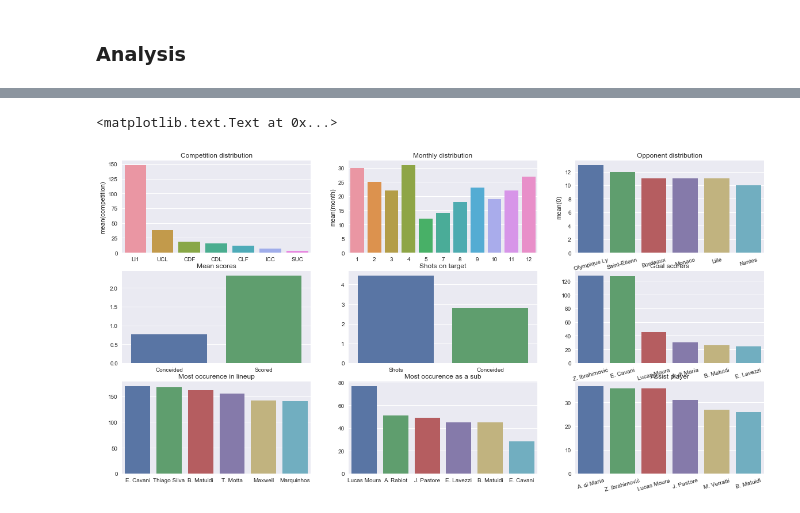
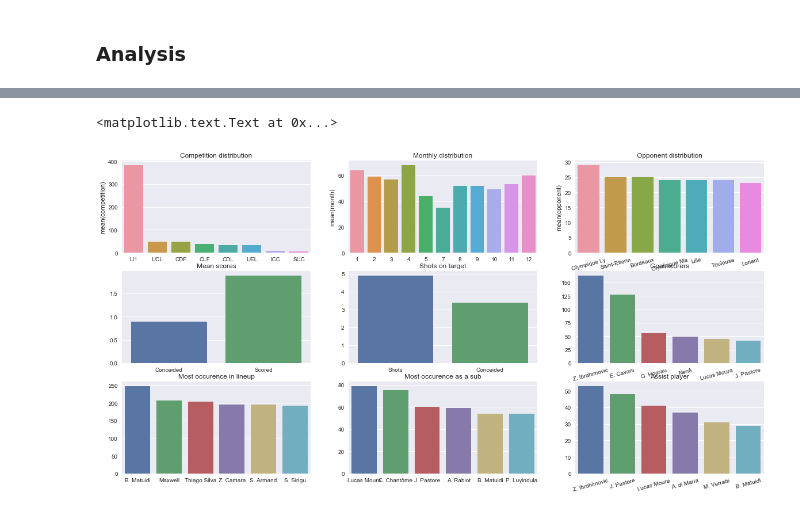
Before and after one commit to alexattia/Data-Science-Projects, a Jupyter notebook: KaggleSoccer/Parsing Soccer Ways.ipynb, the cells around one changed output, grey strips where cells are left out. Saved outputs shown, nothing was run; the diff lists cells and outputs as text; code cells hidden in the pictures.

Commit message:
PSG Data Analysis

```diff
--- a/KaggleSoccer/Parsing Soccer Ways.ipynb
+++ b/KaggleSoccer/Parsing Soccer Ways.ipynb
@@ -35,7 +35,7 @@ team['name'] = results.find_all('a')[0].text
 # %% [markdown]
 ### Parsing
 # %%
-nb_pages = 5
+nb_pages = 12
 games = []
 for page_number in range(nb_pages):
     link_base = 'http://us.soccerway.com/a/block_team_matches?block_id=page_team_1_block_team_matches_3&callback_params='
@@ -94,10 +81,11 @@ df = df.sort_values('date', ascending=False)
 # le = preprocessing.LabelEncoder()
 # df.competition = le.fit_transform(df.competition)
 df = df[df.date < datetime.datetime.now()]
+df['opponent'] = df.apply(lambda x:(x['team_a']+x['team_b']).replace('PSG', ''), axis=1)
 df[['competition', 'date', 'result', 'team_a', 'score', 'team_b', 'players_teams_a', 'players_team_b']].head()
 cols = ['Corners', 'Fouls', 'Offsides', 'Shots on target', 'Shots wide']
-df = df.apply(lambda x:shot_team(x, cols),axis=1)
+df = df.apply(lambda x:parser.shot_team(x, cols),axis=1)
 df = df.drop(cols, axis=1)
-df.head()
+df.head(3)
 # %% [output]
 |  | competition | corners_PSG | corners_adv | date | extra_time | fouls_PSG | fouls_adv | goals_a | goals_b | ... |
@@ -120,34 +106,36 @@ ax[1][0].set_title('Mean scores')
 
 d = sorted(Counter(np.concatenate(list(df.players_teams_a) + list(df.players_team_b))).items(), key=lambda x:x[1], reverse=True)[:6]
 sns.barplot([elem[0] for elem in d], [elem[1] for elem in d], ax=ax[2][0])
 ax[2][0].set_title('Most occurence in lineup')
 
 d = df.month.value_counts()
 sns.barplot(d.index, d, ax=ax[0][1])
 ax[0][1].set_title('Monthly distribution')
 
 d = {'Shots':df.shots_on_target_PSG.mean(), 'Conceided':df.shots_on_target_adv.mean()}
 sns.barplot(list(d.keys()), list(d.values()) ,ax=ax[1][1])
 ax[1][1].set_title('Shots on target')
 
 d = sorted(Counter(np.concatenate(list(df.subs_in_a) + list(df.subs_in_b))).items(), key=lambda x:x[1], reverse=True)[:6]
 sns.barplot([elem[0] for elem in d], [elem[1] for elem in d], ax=ax[2][1])
 ax[2][1].set_title('Most occurence as a sub')
 
-d = pd.DataFrame(pd.concat([df.team_a, df.team_b]))[0].value_counts()[1:7]
+d = df['opponent'].value_counts()[:7]
 plot = sns.barplot(d.index, d, ax=ax[0][2])
 _ = plot.set_xticklabels([elem[:12] for elem in d.index], rotation=15)
 ax[0][2].set_title('Opponent distribution')
 
-d = sorted(Counter([elem['player'] for elem in np.concatenate(list(df.goals_a) + list(df.goals_b))]).items(), key=lambda x:x[1], reverse=True)[:6]
+d = sorted(Counter([elem['player'] for elem in np.concatenate([elem for elem in list(df.goals_a) + list(df.goals_b) if type(elem) == list ])]).items(),
+            key=lambda x:x[1], reverse=True)[:6]
 plot = sns.barplot([elem[0] for elem in d], [elem[1] for elem in d], ax=ax[1][2])
 _ = plot.set_xticklabels([elem[0] for elem in d], rotation=15)
 ax[1][2].set_title('Goal scorers')
 
-d = sorted(Counter([elem['assist'] for elem in np.concatenate(list(df.goals_a) + list(df.goals_b)) if 'assist' in elem]).items(), key=lambda x:x[1], reverse=True)[:6]
+d = sorted(Counter([elem['assist'] for elem in np.concatenate([elem for elem in list(df.goals_a) + list(df.goals_b) if type(elem) == list ]) if 'assist' in elem]).items(),
+           key=lambda x:x[1], reverse=True)[:6]
 plot = sns.barplot([elem[0] for elem in d], [elem[1] for elem in d], ax=ax[2][2])
 _ = plot.set_xticklabels([elem[0] for elem in d], rotation=15)
 ax[2][2].set_title('Assist player')
 # %% [output]
 <matplotlib.text.Text at 0x...>
-[figure, old version]
+[figure, new version]
```
Also changed, not shown: parts of 10 cells of this notebook, 3 other files.
